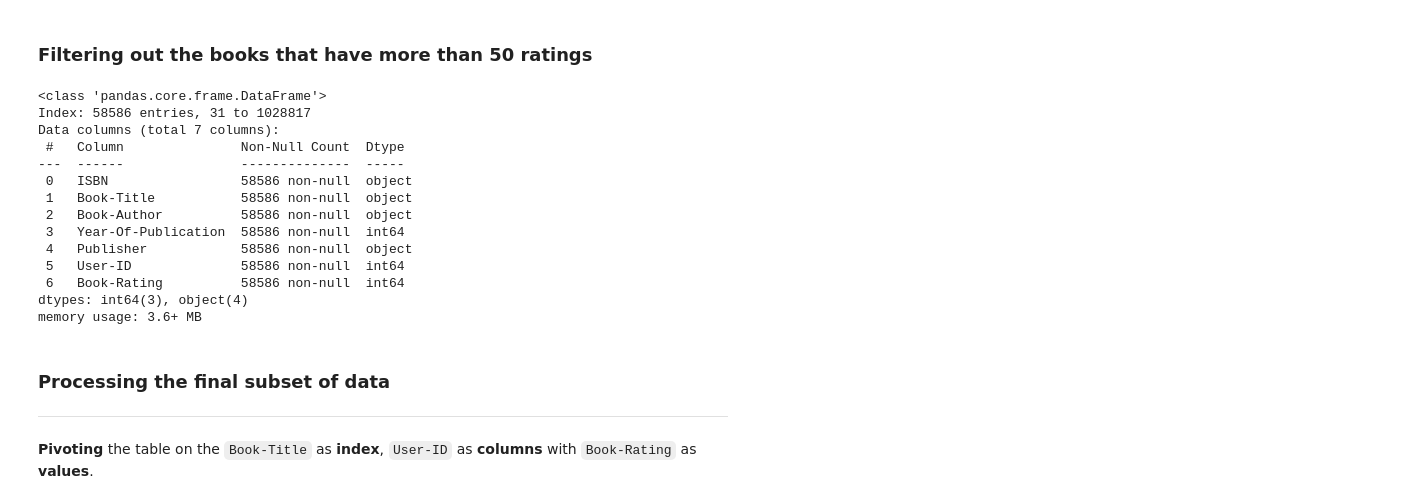
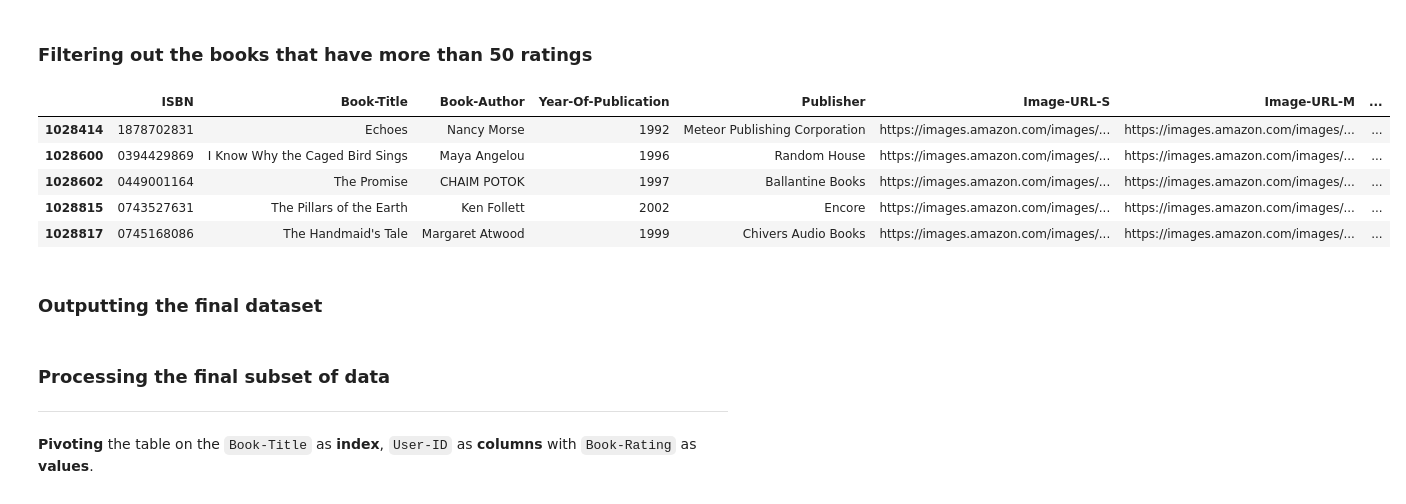
Before and after one commit to nirmit27/ds-and-ml, a Jupyter notebook: book-recommender-system.ipynb, the cells around one changed output. Drawn from its saved outputs; the diff is of its cells as text; code cells hidden in the pictures.

```diff
--- a/book-recommender-system.ipynb
+++ b/book-recommender-system.ipynb
@@ -141,19 +125,13 @@ Index(['1984', '1st to Die: A Novel', '2nd Chance', '4 Blondes',
 ### **Filtering** out the books that have **more than 50** ratings
 # %%
 final_df = filtered_ratings[filtered_ratings['Book-Title'].isin(famous_books)]
-final_df.info()
+final_df.tail()
 # %% [output]
-<class 'pandas.core.frame.DataFrame'>
-Index: 58586 entries, 31 to 1028817
-Data columns (total 7 columns):
- #   Column               Non-Null Count  Dtype
----  ------               --------------  -----
- 0   ISBN                 58586 non-null  object
- 1   Book-Title           58586 non-null  object
- 2   Book-Author          58586 non-null  object
- 3   Year-Of-Publication  58586 non-null  int64
- 4   Publisher            58586 non-null  object
- 5   User-ID              58586 non-null  int64
- 6   Book-Rating          58586 non-null  int64
-dtypes: int64(3), object(4)
-memory usage: 3.6+ MB
+|  | ISBN | Book-Title | Book-Author | Year-Of-Publication | Publisher | Image-URL-S | Image-URL-M | ... |
+| 1028414 | 1878702831 | Echoes | Nancy Morse | 1992 | Meteor Publishing Corporation | https://images.amazon.com/images/... | https://images.amazon.com/images/... | ... |
+| 1028600 | 0394429869 | I Know Why the Caged Bird Sings | Maya Angelou | 1996 | Random House | https://images.amazon.com/images/... | https://images.amazon.com/images/... | ... |
+| 1028602 | 0449001164 | The Promise | CHAIM POTOK | 1997 | Ballantine Books | https://images.amazon.com/images/... | https://images.amazon.com/images/... | ... |
+| 1028815 | 0743527631 | The Pillars of the Earth | Ken Follett | 2002 | Encore | https://images.amazon.com/images/... | https://images.amazon.com/images/... | ... |
+| 1028817 | 0745168086 | The Handmaid's Tale | Margaret Atwood | 1999 | Chivers Audio Books | https://images.amazon.com/images/... | https://images.amazon.com/images/... | ... |
+# %% [markdown]
+### **Outputting** the final dataset
```
Also changed, not shown: parts of 8 cells of this notebook.
